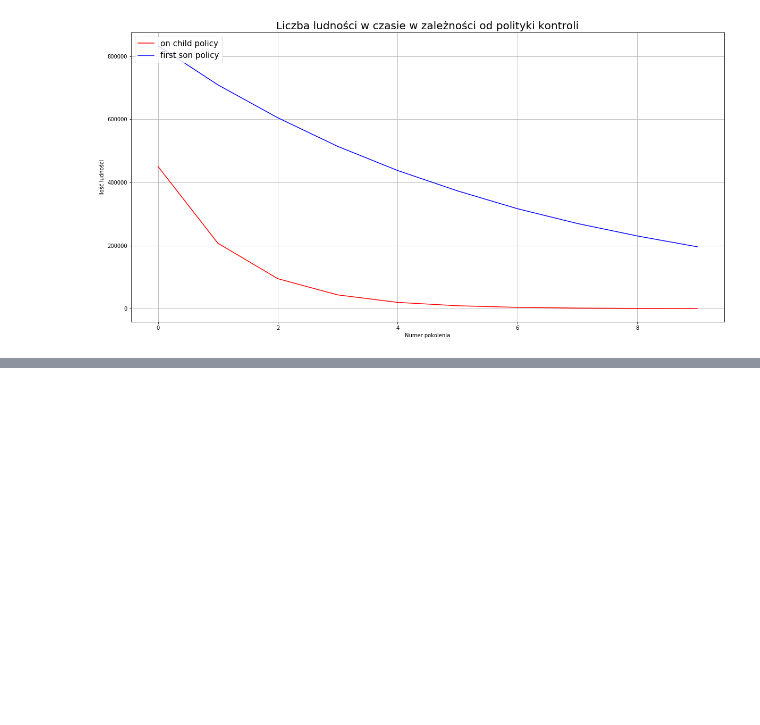
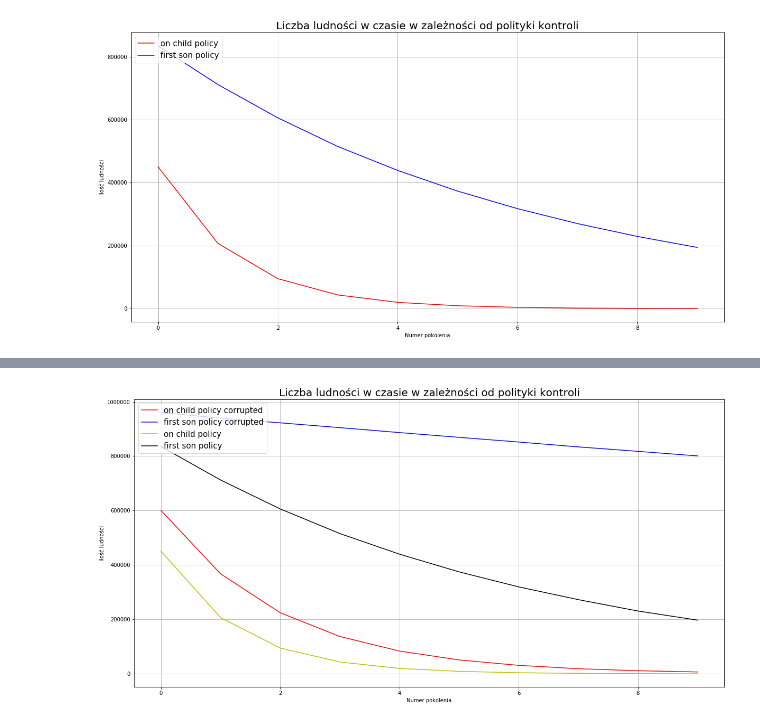
Before and after one commit to pajelonek/Statistical_Methods, a Jupyter notebook: Statystyka_4.ipynb, the cells around one changed output, grey strips where cells are left out. Saved outputs shown, nothing was run; the diff lists cells and outputs as text; code cells hidden in the pictures; blank space fills up the shorter version.

```diff
--- a/Statystyka_4.ipynb
+++ b/Statystyka_4.ipynb
@@ -203,14 +203,14 @@ class Generation:
     def __repr__(self):
         return str(self.__dict__)
 # %%
-def simulate_generation_one_child(n: int, generation: Generation) -> list:
+def simulate_generation_one_child(n: int, generation: object) -> list:
     people_history = []
     for i in range(n):
         generation.one_child_policy()
         people_history.append(generation.number_of_men + generation.number_of_women)
     return people_history
 # %%
-def simulate_generation_first_son(n: int, generation: Generation) -> list:
+def simulate_generation_first_son(n: int, generation: object) -> list:
     people_history = []
     for i in range(n):
         generation.first_son_policy()
@@ -236,0 +307,23 @@ plt.show()
+# %%
+N = 1000000
+m = 0.51
+f = 0.49
+p = 0.92
+generations = 10
+lawbreakers = 0.06
+ys = simulate_generation_one_child(generations, GenerationCorrupted(N * m, N * f, p, lawbreakers))
+yss = simulate_generation_first_son(generations, GenerationCorrupted(N * m, N * f, p, lawbreakers))
+ysss = simulate_generation_one_child(generations, Generation(N * m, N * f, p))
+yssss = simulate_generation_first_son(generations, Generation(N * m, N * f, p))
+plt.plot(np.arange(0, 10), ys, color='r', label='on child policy corrupted')
+plt.plot(np.arange(0, 10), yss, color='b', label='first son policy corrupted')
+plt.plot(np.arange(0, 10), ysss, color='y', label='on child policy')
+plt.plot(np.arange(0, 10), yssss, color='black', label='first son policy')
+plt.xlabel('Numer pokolenia')
+plt.ylabel('Ilość ludności')
+plt.grid()
+plt.legend(loc='upper left', prop={'size': 15})
+plt.title('Liczba ludności w czasie w zależności od polityki kontroli')
+plt.show()
+# %% [output]
+[figure, added]
```
Also changed, not shown: parts of 2 cells of this notebook.
